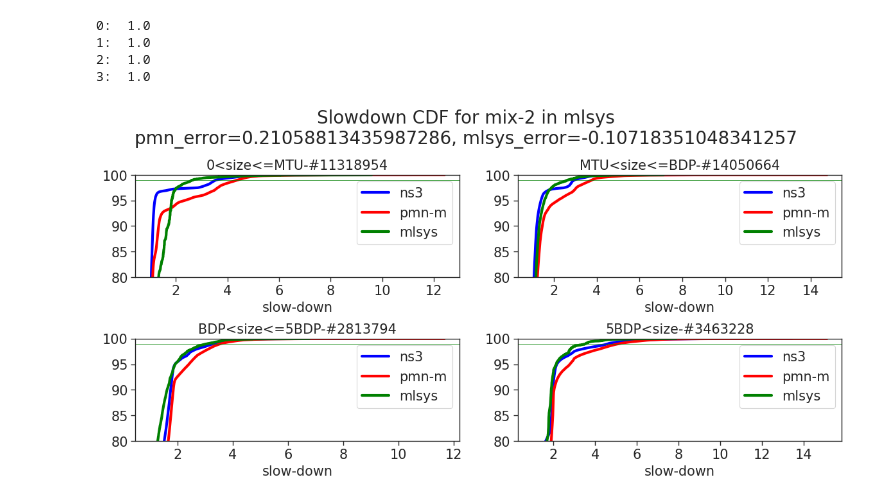
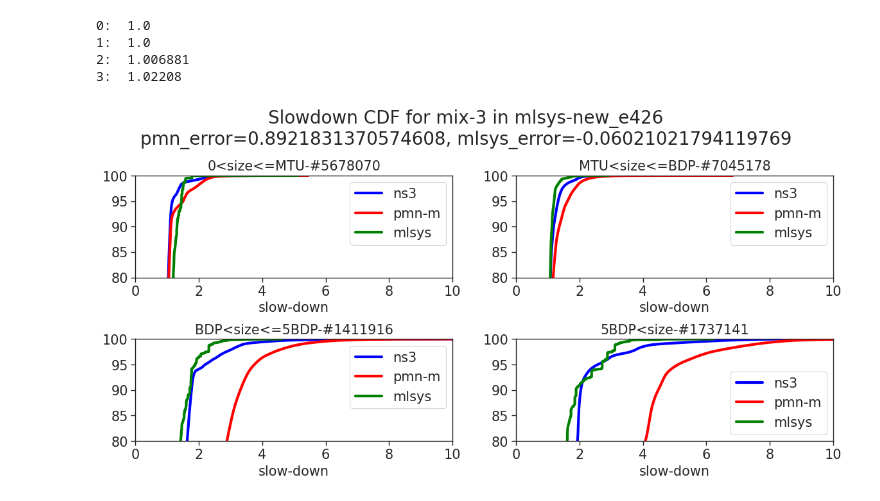
Before and after one commit to uw-polestar/parsimon-eval, a Jupyter notebook: expts/fig_7/analysis/main_large_scale.ipynb, the cells around one changed output. Drawn from its saved outputs; the diff is of its cells as text; code cells hidden in the pictures.

```diff
--- a/expts/fig_7/analysis/main_large_scale.ipynb
+++ b/expts/fig_7/analysis/main_large_scale.ipynb
@@ -30,17 +30,15 @@ labels = {0: '0<size<=MTU', 1:'MTU<size<=BDP', 2:'BDP<size<=5BDP', 3:'5BDP<size'
 n_size_bucket_list_output=len(bin_size_list)+1
 n_percentiles=len(P99_PERCENTILE_LIST)
 # %%
-# 30% load
+# 30%, 50%, 70% load
 N_FLOWS=500*100*4
 N_FLOWS_PER_PATH=400
-N_FLOW_THRESHOLD = [1, 0, 0, 0]
-worst_low_id=4
-# mlsys_dir="mlsys_0114_const_bt10"
-mlsys_dir="mlsys"
-# mlsys_dir="mlsys_bdp_bt1"
+N_FLOW_THRESHOLD = [1, 1, 1, 1]
+worst_low_id=3
+mlsys_dir="mlsys-new_e426"
 mix_dir = f'../data/{worst_low_id}'
 # Accuracy metrics
-df_ns3 = pd.read_csv(f'{mix_dir}/ns3/records.csv')
+df_ns3 = pd.read_csv(f'{mix_dir}/ns3-config/records.csv')
 df_pmn_m = pd.read_csv(f'{mix_dir}/pmn-m/records.csv')
 df_mlsys = [[] for _ in range(n_size_bucket_list_output)]
 
@@ -48,7 +46,6 @@ n_freq_list=[]
 n_flow_list=[]
 sizes=df_pmn_m['size']
 
-# mix_dir = f'../data_test/{worst_low_id}'
 path_idx=0
 while os.path.exists(f'{mix_dir}/{mlsys_dir}/{path_idx}/fct_mlsys.txt'):
     with open(f'{mix_dir}/{mlsys_dir}/path_{path_idx}.txt', 'r') as file:
@@ -61,18 +58,14 @@ while os.path.exists(f'{mix_dir}/{mlsys_dir}/{path_idx}/fct_mlsys.txt'):
 
         n_links=len(data[0].split("|"))-1
         tmp=np.digitize(size_list, bin_size_list)
-        # tmp=np.digitize(size_list, bin_size_dict[n_links])
         # Count occurrences of each bin index
         bin_counts = np.zeros(n_size_bucket_list_output)
         for bin_idx in tmp:
             bin_counts[bin_idx]+=1
-        # n_flow_list.append(bin_counts>=N_FLOW_THRESHOLD)
         n_flow_list.append(bin_counts)
     path_idx+=1
 n_flow_list=np.array(n_flow_list)
-# print("n_flow_list: ",n_flow_list.shape)
 n_flow_list_sum=n_flow_list.sum(axis=0)
-# print("n_flow_list_sum: ",n_flow_list_sum)
 
 with open(f'{mix_dir}/{mlsys_dir}/path.txt', 'r') as file:
     lines = file.readlines()
@@ -82,16 +75,9 @@ with open(f'{mix_dir}/{mlsys_dir}/path.txt', 'r') as file:
         data = [float(value) for value in data]
         n_freq=n_freq_list[line_idx//n_size_bucket_list_output]
 
-        # prop_tmp=n_flow_list[line_idx//n_size_bucket_list_output]/np.sum(n_flow_list[line_idx//n_size_bucket_list_output])
-        # num_tmp=int(N_FLOWS_PER_PATH*prop_tmp[line_idx%n_size_bucket_list_output])
-        # data_sampled=np.random.choice(data,num_tmp,replace=True)
-        # for _ in range(n_freq):
-        #     df_mlsys[line_idx%n_size_bucket_list_output].extend(data_sampled)
         if n_flow_list[line_idx//n_size_bucket_list_output][line_idx%n_size_bucket_list_output]>=N_FLOW_THRESHOLD[line_idx%n_size_bucket_list_output]:
             for _ in range(n_freq):
                 df_mlsys[line_idx%n_size_bucket_list_output].extend(data)
-        # else:
-        #     print("skip: ",data[0],data[-1])
 df_mlsys_shape=[len(df_mlsys[i]) for i in range(len(df_mlsys))]
 
 sizes=df_ns3['size']
@@ -107,12 +93,9 @@ print("bucket_ratios_sampled: ",bucket_ratios_sampled)
 
 df_mlsys_bucket=np.array([np.percentile(df_mlsys[i],99) for i in range(len(df_mlsys))])
 print("df_mlsys_bucket: ",df_mlsys_bucket)
-# df_mlsys_p99=np.sum(np.multiply(df_mlsys_bucket.T, bucket_ratios_sampled).T,axis=0)
 df_mlsys_total=[]
 for i in range(len(df_mlsys)):
     df_mlsys_total.extend(df_mlsys[i])
-    # n_tmp=int(N_FLOWS*bucket_ratios_sampled[i])
-    # df_mlsys_total.extend(np.random.choice(df_mlsys[i],n_tmp,replace=True))
 df_mlsys_p99=np.percentile(df_mlsys_total,99)
 
 sldn_ns3=df_ns3['slowdown']
@@ -124,7 +107,5 @@ print("sldn_ns3: ",sldn_ns3_p99," sldn_pmn_m: ", sldn_pmn_m_p99," df_mlsys: ", d
 error=(sldn_pmn_m_p99-sldn_ns3_p99)/sldn_ns3_p99
 error_mlsys=(df_mlsys_p99-sldn_ns3_p99)/sldn_ns3_p99
 
-# assert df_ns3.shape[0]==df_pmn_m.shape[0]==df_ns3_path.shape[0]==sldn_flowsim.shape[0]
 print(f"df_ns3: {df_ns3.shape[0]}, df_pmn_m: {df_pmn_m.shape[0]}, df_mlsys: {df_mlsys_shape}")
-# assert df_ns3.shape[0]==df_pmn_m.shape[0]
 # %% [output]
@@ -240,32 +117,32 @@ df_ns3: 31646640, df_pmn_m: 31647249, df_mlsys: [21300, 21300, 50000, 50000]
 # %%
 _fontsize=15
 plt.figure(0,figsize=(12, 6))
+plt.suptitle(f"Slowdown CDF for mix-{worst_low_id} in {mlsys_dir}\npmn_error={error}, mlsys_error={error_mlsys}",fontsize=_fontsize+5)
+plt.rcParams['legend.fontsize'] = _fontsize
 bin_ns3=np.digitize(df_ns3['size'], bin_size_list)
 bin_pmn_m=np.digitize(df_pmn_m['size'], bin_size_list)
-plt.suptitle(f"Slowdown CDF for mix-{worst_low_id} in {mlsys_dir}\npmn_error={error}, mlsys_error={error_mlsys}",fontsize=_fontsize+5)
-plt.rcParams['legend.fontsize'] = _fontsize
 for i in range(len(labels)):
     tmp_sldn_ns3 = np.extract(bin_ns3==i, sldn_ns3)
     tmp_sldn_pmn_m = np.extract(bin_pmn_m==i, sldn_pmn_m)
     tmp_sldn_mlsys=df_mlsys[i]
     print(f"{i}: ", min(tmp_sldn_mlsys))
     plt.subplot(2, 2, i + 1)
     plt.title(f"{labels[i]}-#{len(tmp_sldn_ns3)}",fontsize=_fontsize)
     plt.plot(np.sort(tmp_sldn_ns3), (np.arange(len(tmp_sldn_ns3))/len(tmp_sldn_ns3)*100), label='ns3', color='blue', linewidth=3)
     plt.plot(np.sort(tmp_sldn_pmn_m), (np.arange(len(tmp_sldn_pmn_m))/len(tmp_sldn_pmn_m)*100), label='pmn-m', color='red', linewidth=3)
     plt.plot(np.sort(tmp_sldn_mlsys), (np.arange(len(tmp_sldn_mlsys))/len(tmp_sldn_mlsys)*100), label='mlsys', color='green', linewidth=3)
-    # plt.plot(np.sort(tmp_sldn_flowsim), (np.arange(len(tmp_sldn_flowsim))/len(tmp_sldn_flowsim)*100), label='flowsim', color='orange', linewidth=3)
-    plt.axhline(99, color='green', linewidth=0.5)
+    # plt.axhline(99, color='green', linewidth=0.5)
     # plt.xscale('log')
     plt.ylim(80, 100)
+    plt.xlim(0,10)
     plt.xlabel('slow-down', fontsize=_fontsize)
     plt.yticks(fontsize=_fontsize)
     plt.xticks(fontsize=_fontsize)
     plt.legend()
 plt.tight_layout()
 # %% [output]
 0:  1.0
 1:  1.0
-2:  1.0
-3:  1.0
+2:  1.006881
+3:  1.02208
-[figure, old version]
+[figure, new version]
```
Also changed, not shown: parts of 6 cells of this notebook, 6 other files.
